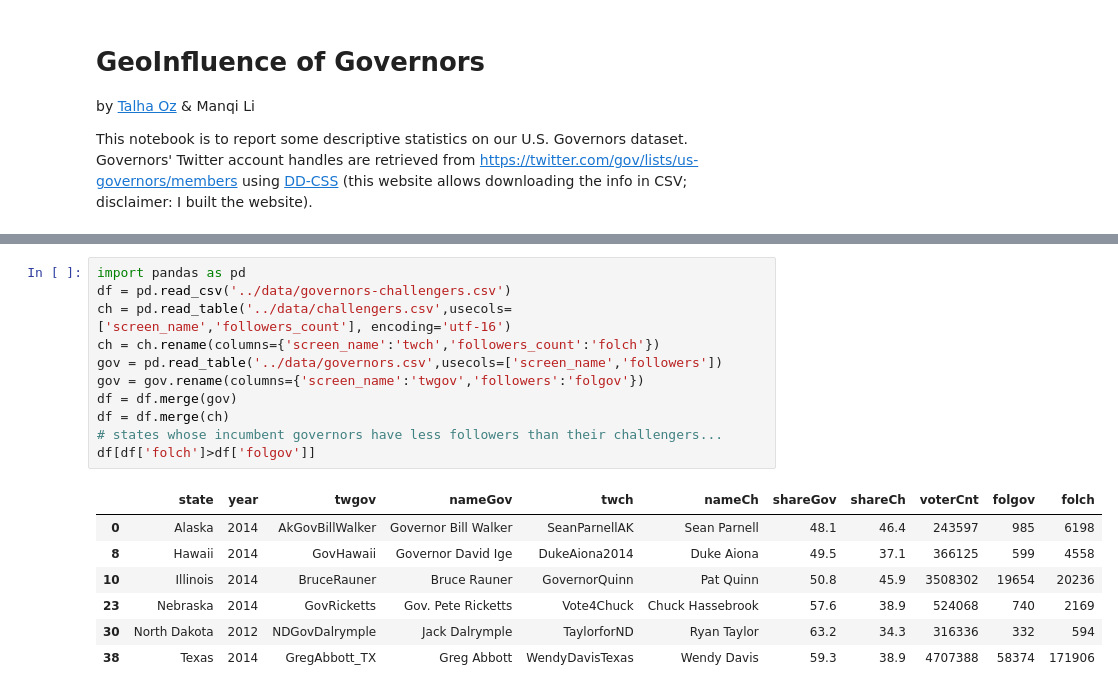
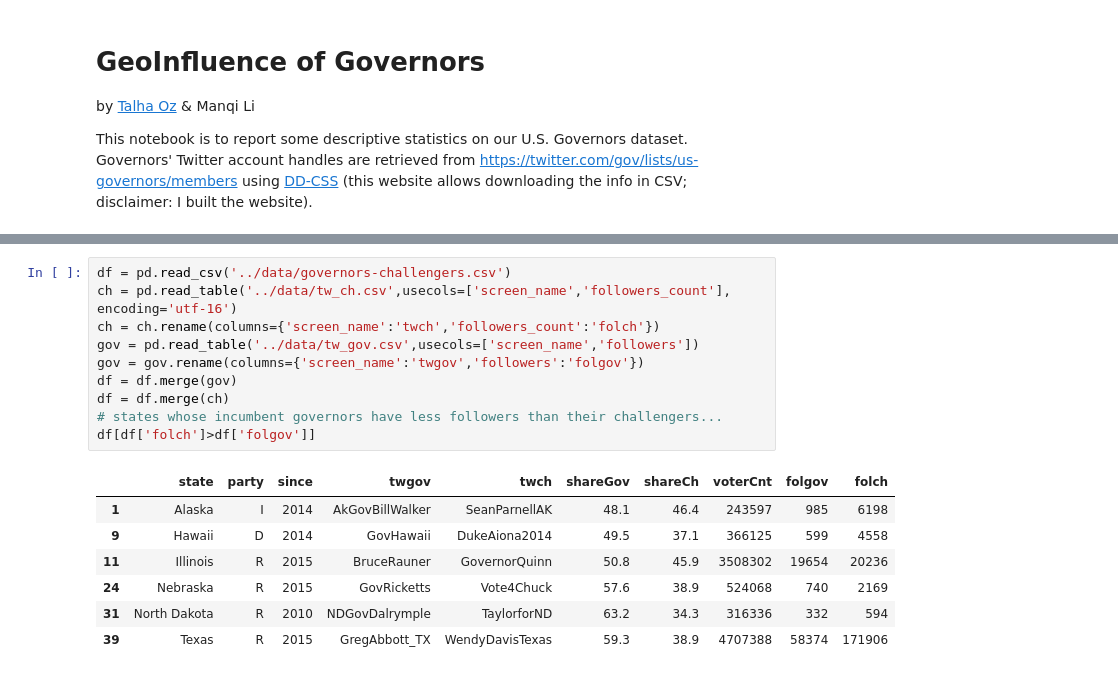
Before and after one commit to hbisgin/GeoInfluence, a Jupyter notebook: analysis/Descriptive Statistics.ipynb, the cells around one changed output, grey strips where cells are left out. Saved outputs shown, nothing was run; the diff lists cells and outputs as text.

```diff
--- a/analysis/Descriptive Statistics.ipynb
+++ b/analysis/Descriptive Statistics.ipynb
@@ -42,19 +45,18 @@ df.plot(x='screen_name',y='followers', title='Twitter Follower Counts of the U.S
 # %%
-import pandas as pd
 df = pd.read_csv('../data/governors-challengers.csv')
-ch = pd.read_table('../data/challengers.csv',usecols=['screen_name','followers_count'], encoding='utf-16')
+ch = pd.read_table('../data/tw_ch.csv',usecols=['screen_name','followers_count'], encoding='utf-16')
 ch = ch.rename(columns={'screen_name':'twch','followers_count':'folch'})
-gov = pd.read_table('../data/governors.csv',usecols=['screen_name','followers'])
+gov = pd.read_table('../data/tw_gov.csv',usecols=['screen_name','followers'])
 gov = gov.rename(columns={'screen_name':'twgov','followers':'folgov'})
 df = df.merge(gov)
 df = df.merge(ch)
 # states whose incumbent governors have less followers than their challengers...
 df[df['folch']>df['folgov']]
 # %% [output]
-|  | state | year | twgov | nameGov | twch | nameCh | shareGov | shareCh | voterCnt | folgov | folch |
-| 0 | Alaska | 2014 | AkGovBillWalker | Governor Bill Walker | SeanParnellAK | Sean Parnell | 48.1 | 46.4 | 243597 | 985 | 6198 |
-| 8 | Hawaii | 2014 | GovHawaii | Governor David Ige | DukeAiona2014 | Duke Aiona | 49.5 | 37.1 | 366125 | 599 | 4558 |
-| 10 | Illinois | 2014 | BruceRauner | Bruce Rauner | GovernorQuinn | Pat Quinn | 50.8 | 45.9 | 3508302 | 19654 | 20236 |
-| 23 | Nebraska | 2014 | GovRicketts | Gov. Pete Ricketts | Vote4Chuck | Chuck Hassebrook | 57.6 | 38.9 | 524068 | 740 | 2169 |
-| 30 | North Dakota | 2012 | NDGovDalrymple | Jack Dalrymple | TaylorforND | Ryan Taylor | 63.2 | 34.3 | 316336 | 332 | 594 |
-| 38 | Texas | 2014 | GregAbbott_TX | Greg Abbott | WendyDavisTexas | Wendy Davis | 59.3 | 38.9 | 4707388 | 58374 | 171906 |
+|  | state | party | since | twgov | twch | shareGov | shareCh | voterCnt | folgov | folch |
+| 1 | Alaska | I | 2014 | AkGovBillWalker | SeanParnellAK | 48.1 | 46.4 | 243597 | 985 | 6198 |
+| 9 | Hawaii | D | 2014 | GovHawaii | DukeAiona2014 | 49.5 | 37.1 | 366125 | 599 | 4558 |
+| 11 | Illinois | R | 2015 | BruceRauner | GovernorQuinn | 50.8 | 45.9 | 3508302 | 19654 | 20236 |
+| 24 | Nebraska | R | 2015 | GovRicketts | Vote4Chuck | 57.6 | 38.9 | 524068 | 740 | 2169 |
+| 31 | North Dakota | R | 2010 | NDGovDalrymple | TaylorforND | 63.2 | 34.3 | 316336 | 332 | 594 |
+| 39 | Texas | R | 2015 | GregAbbott_TX | WendyDavisTexas | 59.3 | 38.9 | 4707388 | 58374 | 171906 |
```
Also changed, not shown: parts of 6 cells of this notebook, 6 other files.
